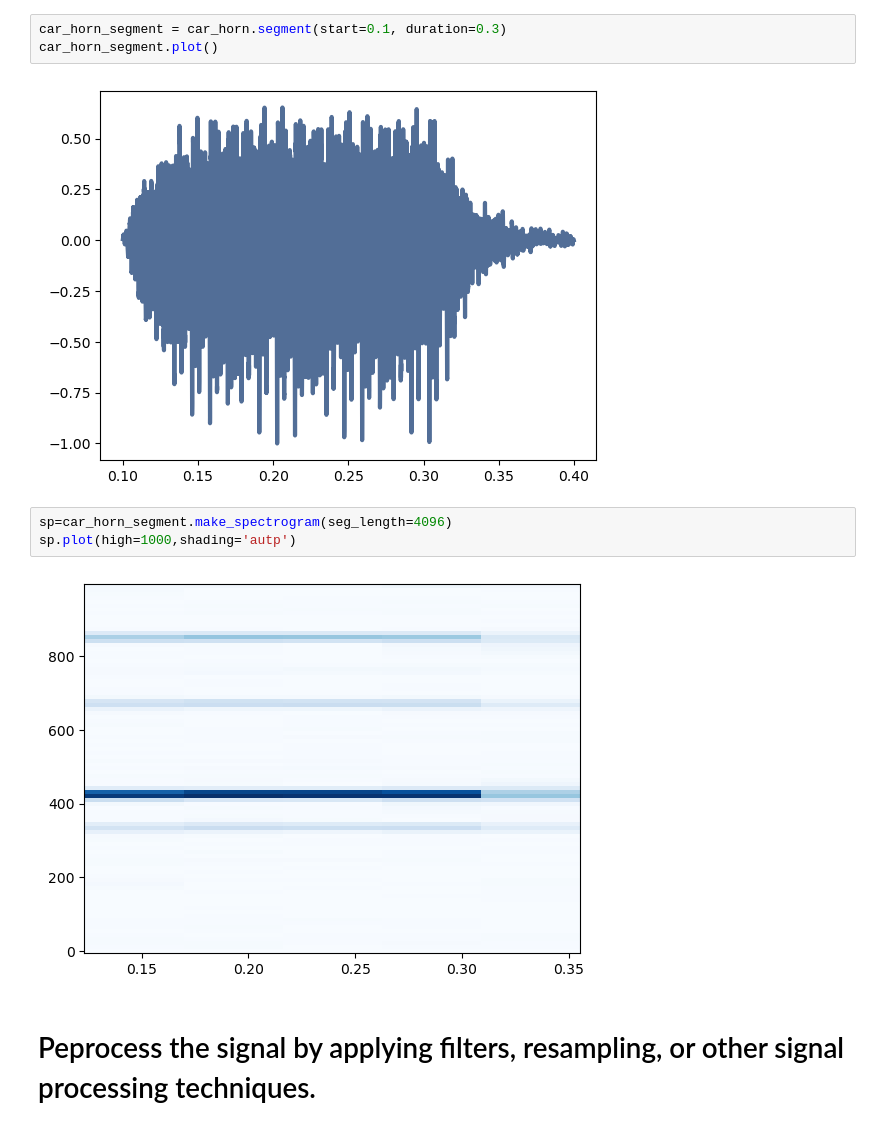
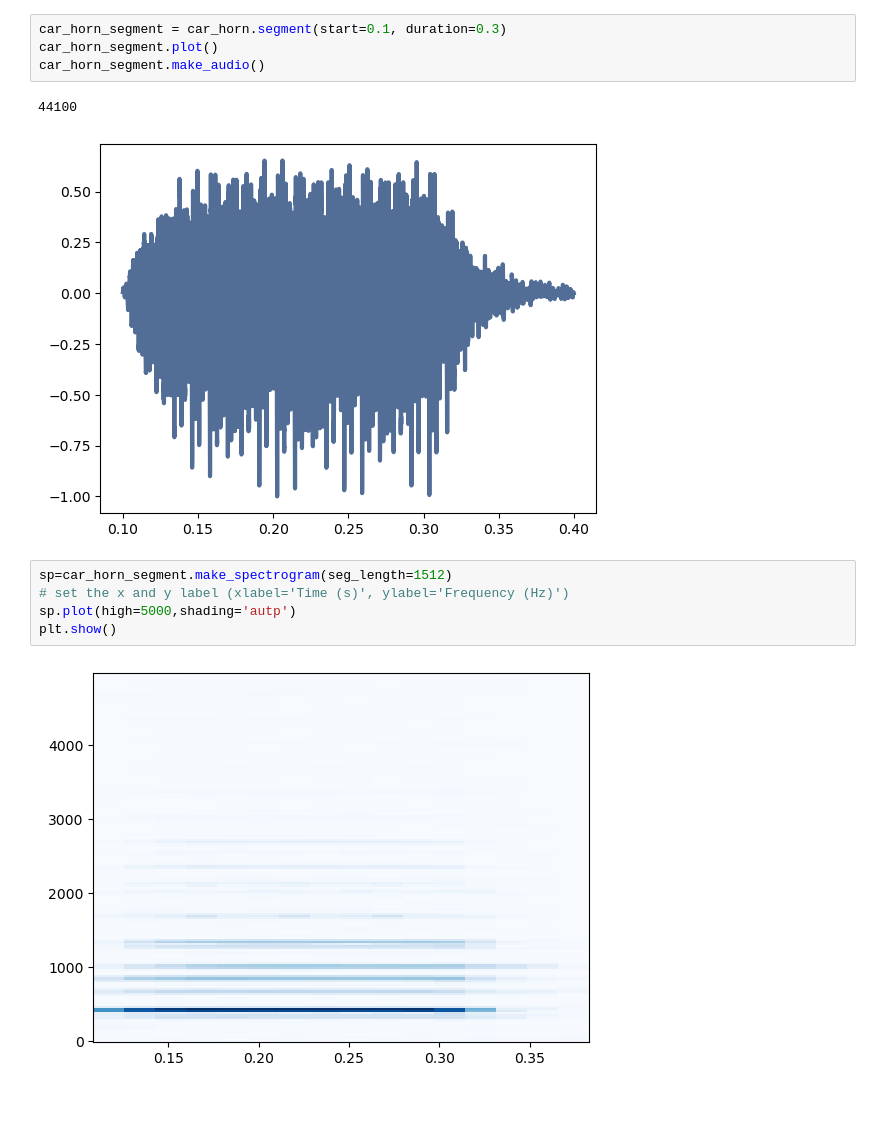
Before and after one commit to YUFOHON/sound, a Jupyter notebook: project.ipynb, the cells around one changed output. Saved outputs shown, nothing was run; the diff lists cells and outputs as text; blank space fills up the shorter version.

```diff
--- a/project.ipynb
+++ b/project.ipynb
@@ -13,12 +15,14 @@ car_horn.plot()
 # %%
 car_horn_segment = car_horn.segment(start=0.1, duration=0.3)
 car_horn_segment.plot()
+car_horn_segment.make_audio()
 # %% [output]
+44100
 [figure]
 # %%
-sp=car_horn_segment.make_spectrogram(seg_length=4096)
-sp.plot(high=1000,shading='autp')
+sp=car_horn_segment.make_spectrogram(seg_length=1512)
+# set the x and y label (xlabel='Time (s)', ylabel='Frequency (Hz)')
+sp.plot(high=5000,shading='autp')
+plt.show()
 # %% [output]
-[figure, old version]
+[figure, new version]
-# %% [markdown]
-# Peprocess the signal by applying filters, resampling, or other signal processing techniques.
```
Also changed, not shown: parts of 7 cells of this notebook, 1 other file.
